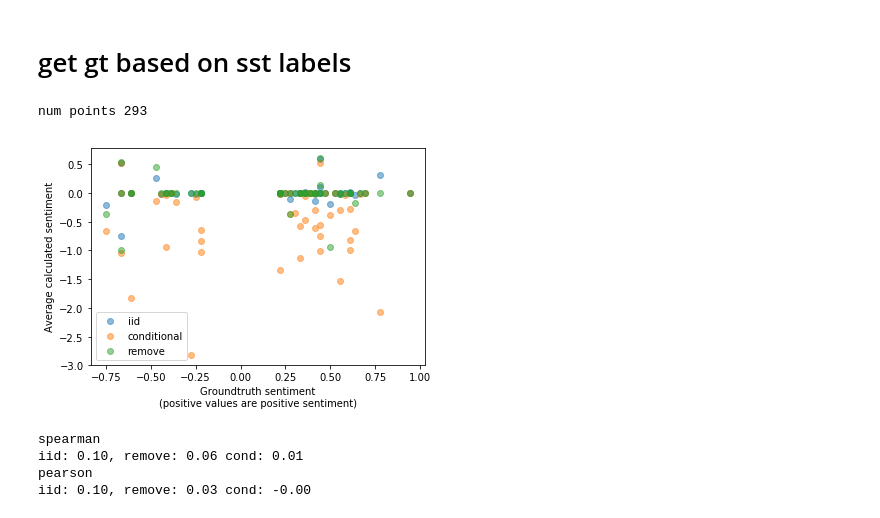
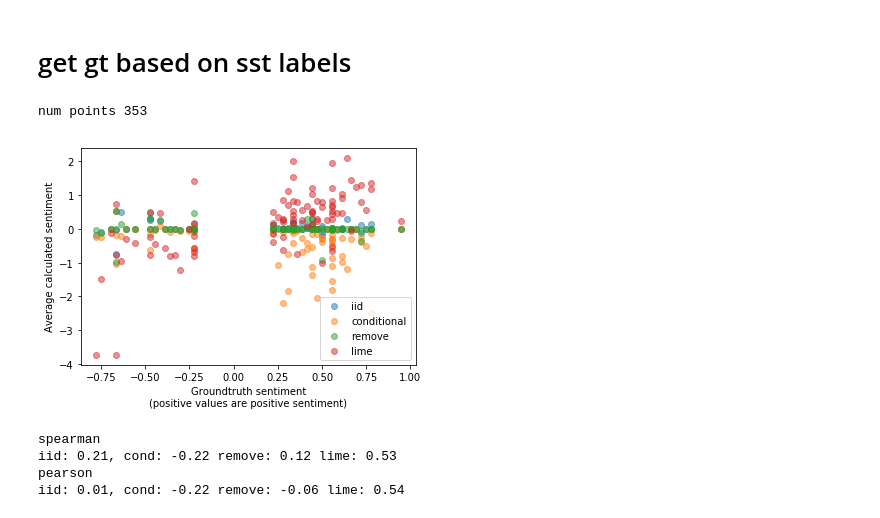
Before and after one commit to Pacmed/sensible-local-interpretations, a Jupyter notebook: experiments/nlp/sst_sweep.ipynb, the cells around one changed output. Saved outputs shown, nothing was run; the diff lists cells and outputs as text; code cells hidden in the pictures.

```diff
--- a/experiments/nlp/sst_sweep.ipynb
+++ b/experiments/nlp/sst_sweep.ipynb
@@ -28,49 +28,53 @@ phrase_to_sent = {
     phrase: id_to_sent[phrase_to_id[phrase]] for phrase in phrase_to_id if phrase_to_id[phrase] in id_to_sent
 }
 # %%
-scores_lime = pkl.load(open('scores_lime_0.pkl', 'rb'))
-scores_lime = {'lime': scores_lime['lime']}
-
-scores = pkl.load(open('scores_31.pkl', 'rb'))
-ks = list(set(scores['iid'].keys()).intersection(set(phrase_to_sent.keys())))
+scores_lime = pkl.load(open('scores_lime_69.pkl', 'rb'))
+scores = pkl.load(open('scores_108.pkl', 'rb'))
+scores['lime'] = scores_lime['lime']
+ks = set(scores['iid'].keys())
+ks = ks.intersection(set(phrase_to_sent.keys()))
+ks = ks.intersection(scores['lime'].keys())
+ks = list(ks)
+print('num points', len(ks))
 results = {
     key: [np.mean(scores[key][k]) for k in ks] for key in scores.keys()
 }
 results['word'] = ks
 results['gt'] = [2 * (phrase_to_sent[k] - 0.5) for k in ks]
 r = pd.DataFrame(results)
-print('num points', r.shape[0])
 # %% [output]
-num points 293
+num points 353
 # %%
 r = pd.DataFrame(results)
 r = r[np.abs(r["gt"]) > 0.2]
 
-for key in ['iid', 'conditional', 'remove']:
+for key in ['iid', 'conditional', 'remove', 'lime']:
     plt.plot(r['gt'], r[key], 'o', alpha=0.5)
 plt.xlabel('Groundtruth sentiment\n(positive values are positive sentiment)')
 plt.ylabel('Average calculated sentiment')
 plt.legend()
 # plt.xlim((-1, 1))
 # plt.ylim((-1, 1))
 plt.show()
 # %% [output]
-[figure, old version]
+[figure, new version]
 # %%
 r = pd.DataFrame(results)
 r = r[np.abs(r["gt"]) > 0.1]
 
 print('spearman')
 print(f'iid: {spearmanr(r["gt"], r["iid"])[0]:0.2f}, \
+cond: {spearmanr(r["gt"], r["conditional"])[0]:0.2f} \
 remove: {spearmanr(r["gt"], r["remove"])[0]:0.2f} \
-cond: {spearmanr(r["gt"], r["conditional"])[0]:0.2f}')
+lime: {spearmanr(r["gt"], r["lime"])[0]:0.2f}')
 
 print('pearson')
 print(f'iid: {np.corrcoef(r["gt"], r["iid"])[0, 1]:0.2f}, \
+cond: {np.corrcoef(r["gt"], r["conditional"])[0, 1]:0.2f} \
 remove: {np.corrcoef(r["gt"], r["remove"])[0, 1]:0.2f} \
-cond: {np.corrcoef(r["gt"], r["conditional"])[0, 1]:0.2f}')
+lime: {np.corrcoef(r["gt"], r["lime"])[0, 1]:0.2f}')
 # %% [output]
 spearman
-iid: 0.10, remove: 0.06 cond: 0.01
+iid: 0.21, cond: -0.22 remove: 0.12 lime: 0.53
 pearson
-iid: 0.10, remove: 0.03 cond: -0.00
+iid: 0.01, cond: -0.22 remove: -0.06 lime: 0.54
```
Also changed, not shown: 2 other files.
